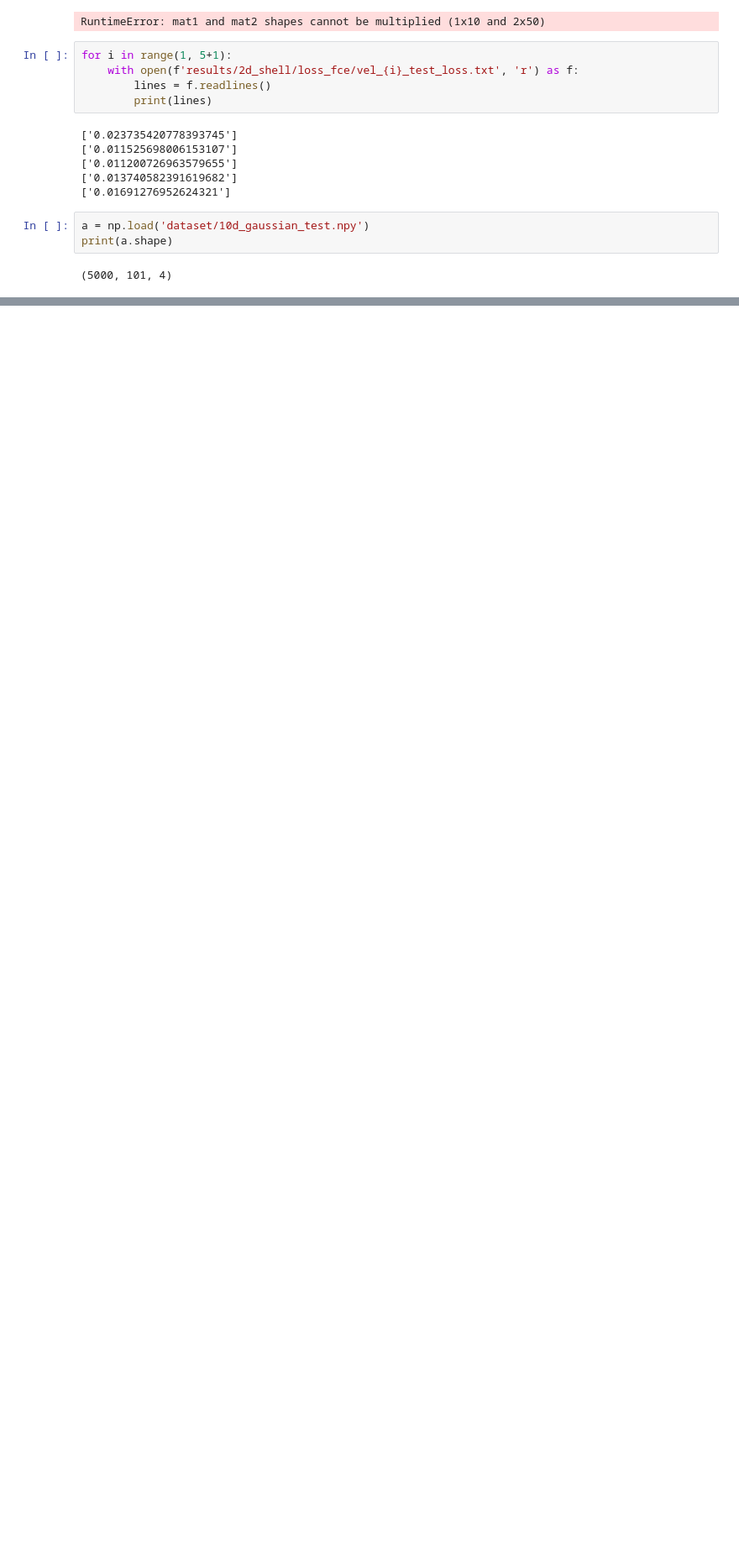
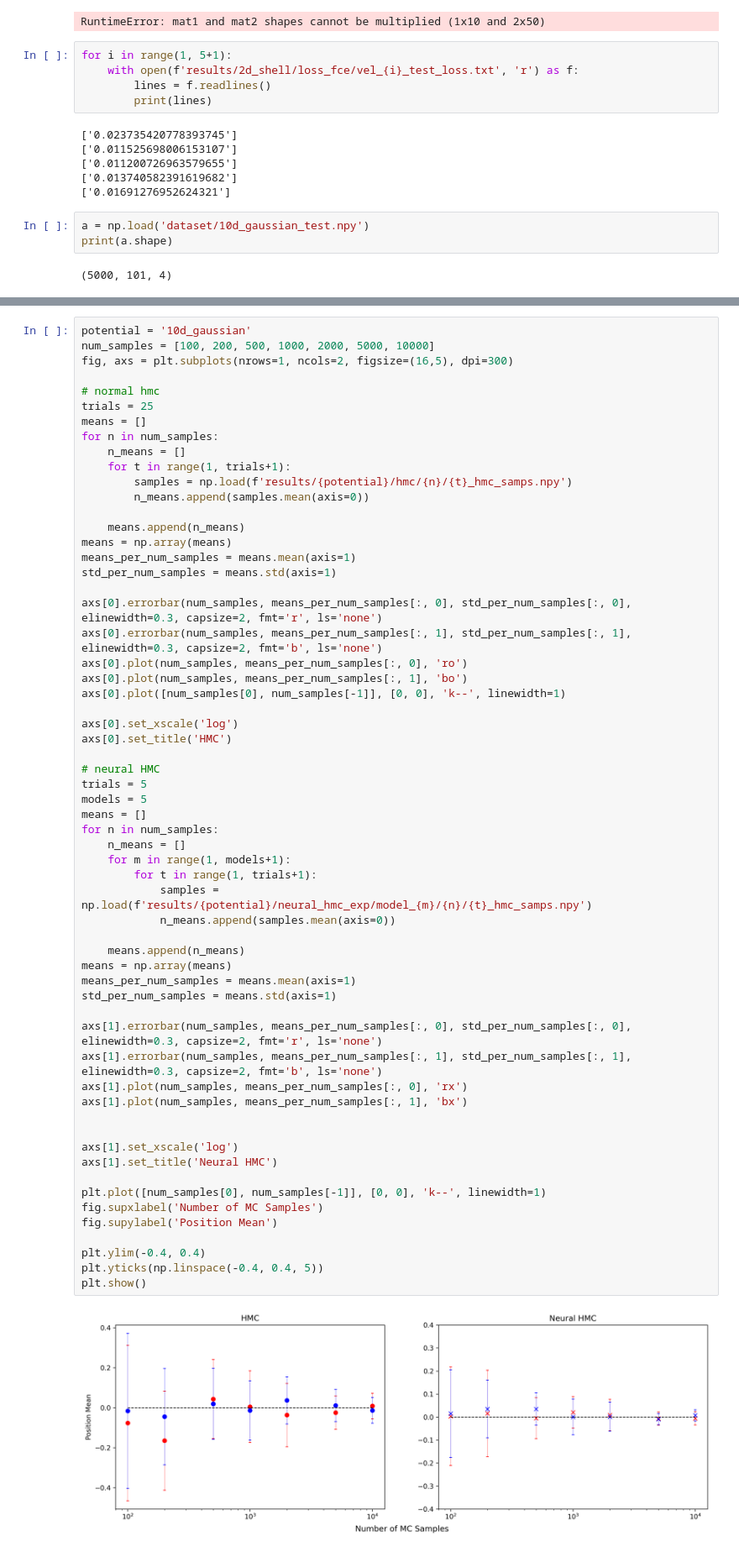
Before and after one commit to jakublala/md-neural-ode, a Jupyter notebook: plotting.ipynb, the cells around one changed output, grey strips where cells are left out. Shown at 84% size. Drawn from its saved outputs; the diff is of its cells as text; blank space fills up the shorter version.

Commit message:
new plotting

```diff
--- a/plotting.ipynb
+++ b/plotting.ipynb
@@ -1131,0 +1137,62 @@ print(a.shape)
+# %%
+potential = '10d_gaussian'
+num_samples = [100, 200, 500, 1000, 2000, 5000, 10000]
+fig, axs = plt.subplots(nrows=1, ncols=2, figsize=(16,5), dpi=300)
+
+# normal hmc
+trials = 25
+means = []
+for n in num_samples:
+    n_means = []
+    for t in range(1, trials+1):
+        samples = np.load(f'results/{potential}/hmc/{n}/{t}_hmc_samps.npy')
+        n_means.append(samples.mean(axis=0))
+
+    means.append(n_means)
+means = np.array(means)
+means_per_num_samples = means.mean(axis=1)
+std_per_num_samples = means.std(axis=1)
+
+axs[0].errorbar(num_samples, means_per_num_samples[:, 0], std_per_num_samples[:, 0], elinewidth=0.3, capsize=2, fmt='r', ls='none')
+axs[0].errorbar(num_samples, means_per_num_samples[:, 1], std_per_num_samples[:, 1], elinewidth=0.3, capsize=2, fmt='b', ls='none')
+axs[0].plot(num_samples, means_per_num_samples[:, 0], 'ro')
+axs[0].plot(num_samples, means_per_num_samples[:, 1], 'bo')
+axs[0].plot([num_samples[0], num_samples[-1]], [0, 0], 'k--', linewidth=1)
+
+axs[0].set_xscale('log')
+axs[0].set_title('HMC')
+
+# neural HMC
+trials = 5
+models = 5
+means = []
+for n in num_samples:
+    n_means = []
+    for m in range(1, models+1):
+        for t in range(1, trials+1):
+            samples = np.load(f'results/{potential}/neural_hmc_exp/model_{m}/{n}/{t}_hmc_samps.npy')
+            n_means.append(samples.mean(axis=0))
+
+    means.append(n_means)
+means = np.array(means)
+means_per_num_samples = means.mean(axis=1)
+std_per_num_samples = means.std(axis=1)
+
+axs[1].errorbar(num_samples, means_per_num_samples[:, 0], std_per_num_samples[:, 0], elinewidth=0.3, capsize=2, fmt='r', ls='none')
+axs[1].errorbar(num_samples, means_per_num_samples[:, 1], std_per_num_samples[:, 1], elinewidth=0.3, capsize=2, fmt='b', ls='none')
+axs[1].plot(num_samples, means_per_num_samples[:, 0], 'rx')
+axs[1].plot(num_samples, means_per_num_samples[:, 1], 'bx')
+
+
+axs[1].set_xscale('log')
+axs[1].set_title('Neural HMC')
+
+plt.plot([num_samples[0], num_samples[-1]], [0, 0], 'k--', linewidth=1)
+fig.supxlabel('Number of MC Samples')
+fig.supylabel('Position Mean')
+
+plt.ylim(-0.4, 0.4)
+plt.yticks(np.linspace(-0.4, 0.4, 5))
+plt.show()
+# %% [output]
+[figure, added]
```
Also changed, not shown: parts of 2 cells of this notebook.
